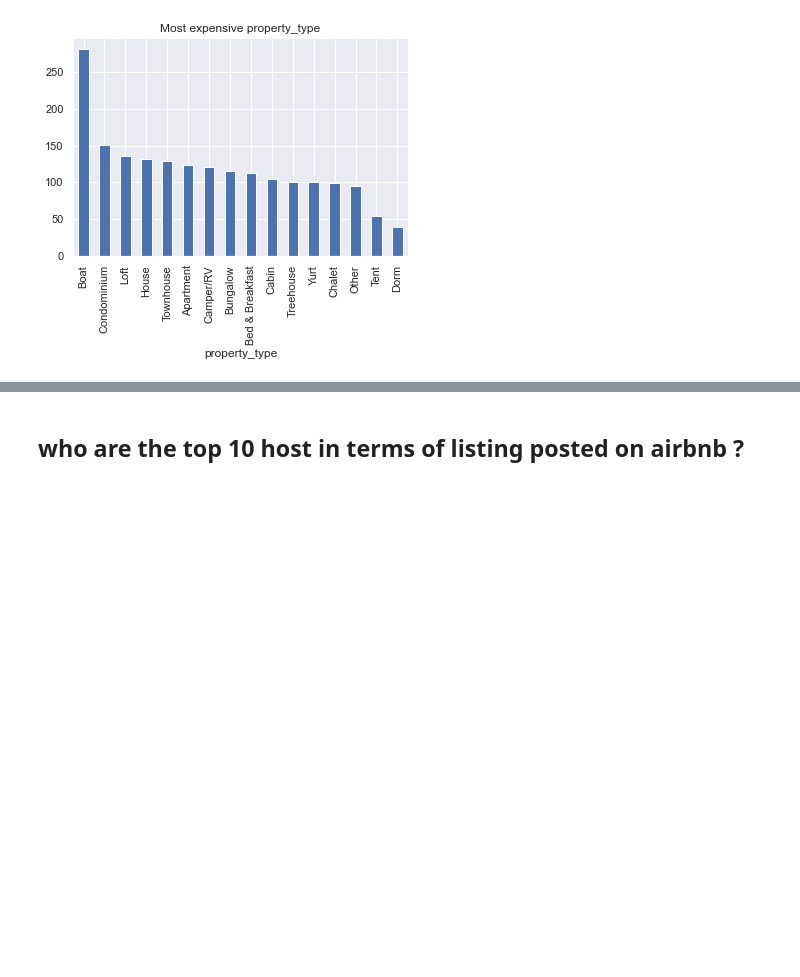
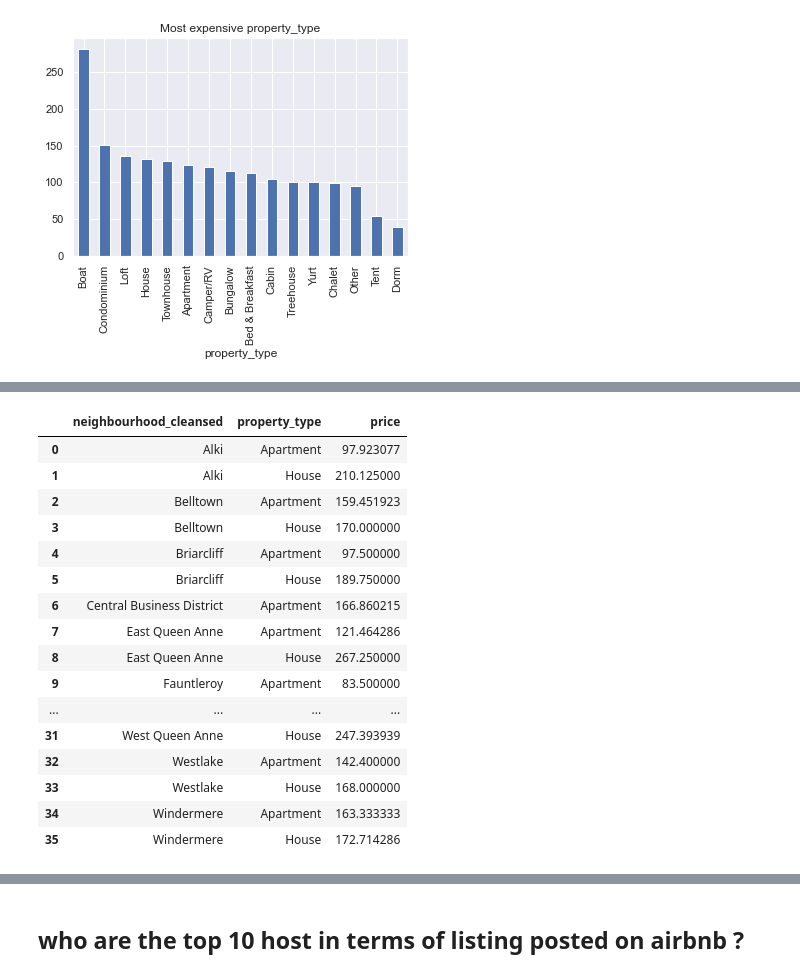
Before and after one commit to rachana-bisht/Airbnb-Seattle, a Jupyter notebook: seattle_airbnb.ipynb, the cells around one changed output, grey strips where cells are left out. Cells and saved outputs as stored; diff of their text form; code cells hidden in the pictures; blank space fills up the shorter version.

```diff
--- a/seattle_airbnb.ipynb
+++ b/seattle_airbnb.ipynb
@@ -299,0 +259,20 @@ heatmap_fig.show()
+# %%
+filtered_df
+# %% [output]
+|  | neighbourhood_cleansed | property_type | price |
+| 0 | Alki | Apartment | 97.923077 |
+| 1 | Alki | House | 210.125000 |
+| 2 | Belltown | Apartment | 159.451923 |
+| 3 | Belltown | House | 170.000000 |
+| 4 | Briarcliff | Apartment | 97.500000 |
+| 5 | Briarcliff | House | 189.750000 |
+| 6 | Central Business District | Apartment | 166.860215 |
+| 7 | East Queen Anne | Apartment | 121.464286 |
+| 8 | East Queen Anne | House | 267.250000 |
+| 9 | Fauntleroy | Apartment | 83.500000 |
+| ... | ... | ... | ... |
+| 31 | West Queen Anne | House | 247.393939 |
+| 32 | Westlake | Apartment | 142.400000 |
+| 33 | Westlake | House | 168.000000 |
+| 34 | Windermere | Apartment | 163.333333 |
+| 35 | Windermere | House | 172.714286 |
```
Also changed, not shown: parts of 8 cells of this notebook.
